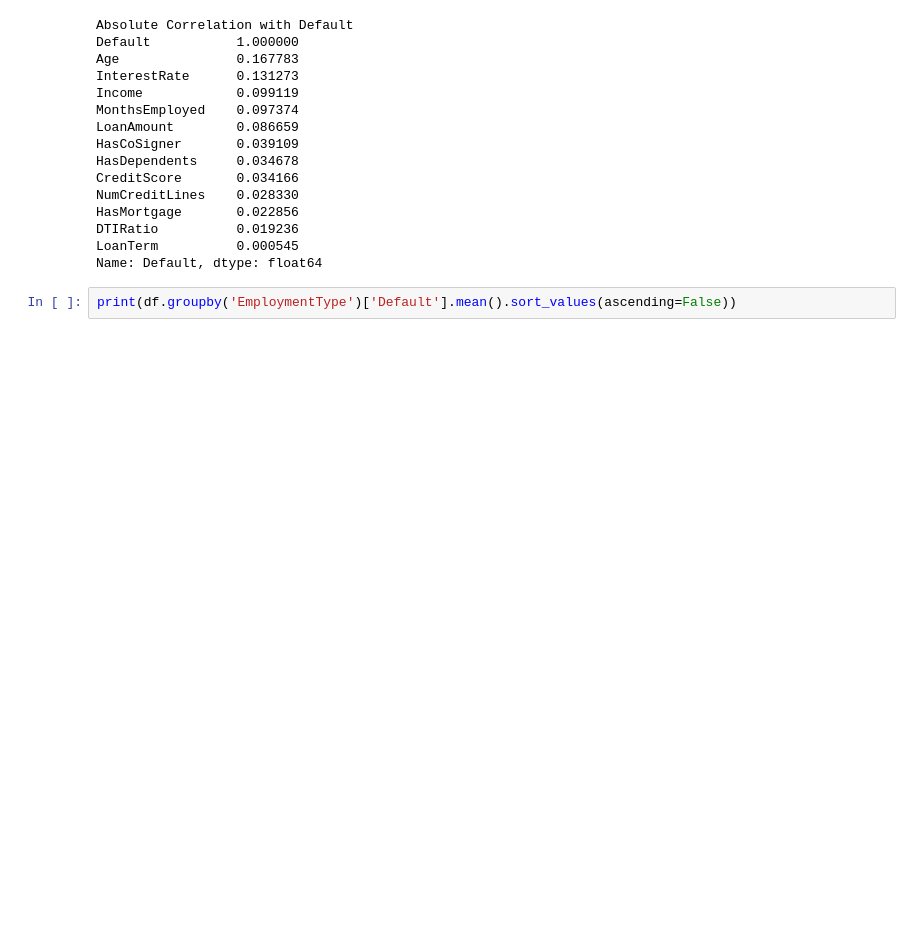
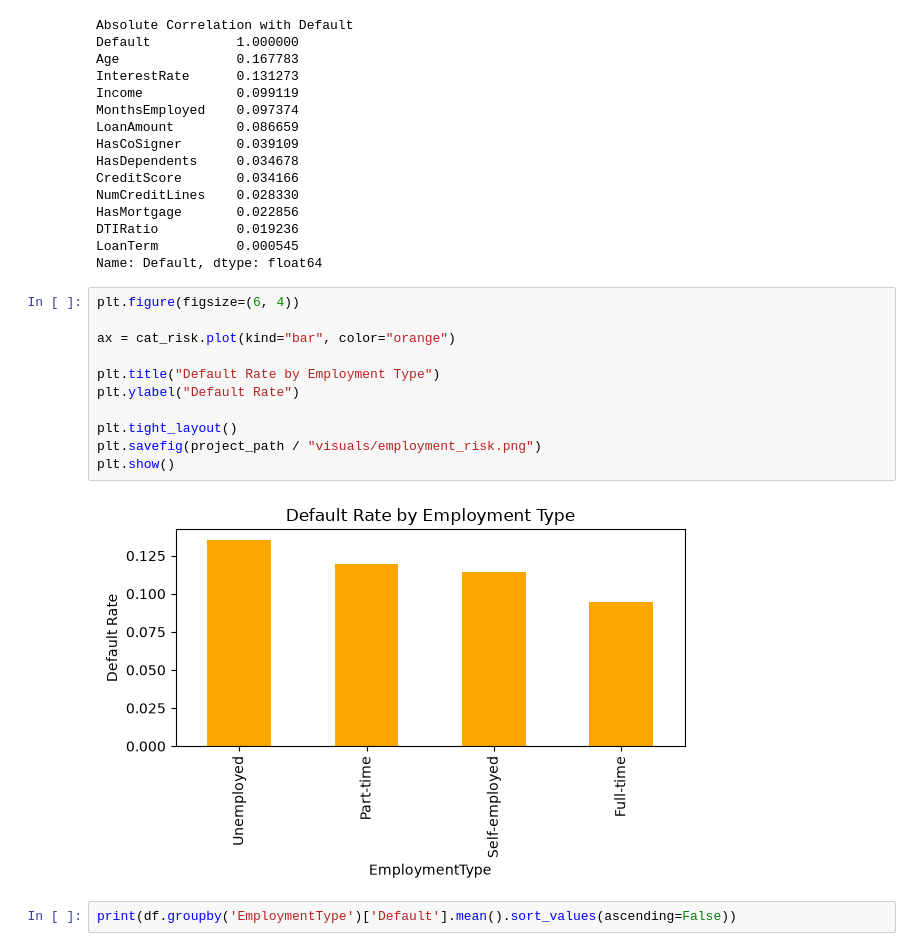
Before and after one commit to IrinaEkb/Loan_Default, a Jupyter notebook: notebooks/02_eda.ipynb, the cells around one changed output. Saved outputs shown, nothing was run; the diff lists cells and outputs as text; blank space fills up the shorter version.

```diff
--- a/notebooks/02_eda.ipynb
+++ b/notebooks/02_eda.ipynb
@@ -83,6 +94,19 @@ HasMortgage       0.022856
 DTIRatio          0.019236
 LoanTerm          0.000545
 Name: Default, dtype: float64
+# %%
+plt.figure(figsize=(6, 4))
+
+ax = cat_risk.plot(kind="bar", color="orange")
+
+plt.title("Default Rate by Employment Type")
+plt.ylabel("Default Rate")
+
+plt.tight_layout()
+plt.savefig(project_path / "visuals/employment_risk.png")
+plt.show()
+# %% [output]
+[figure, added]
 # %%
 print(df.groupby('EmploymentType')['Default'].mean().sort_values(ascending=False))
 # %% [output]
```
Also changed, not shown: parts of 12 cells of this notebook, 8 other files.
